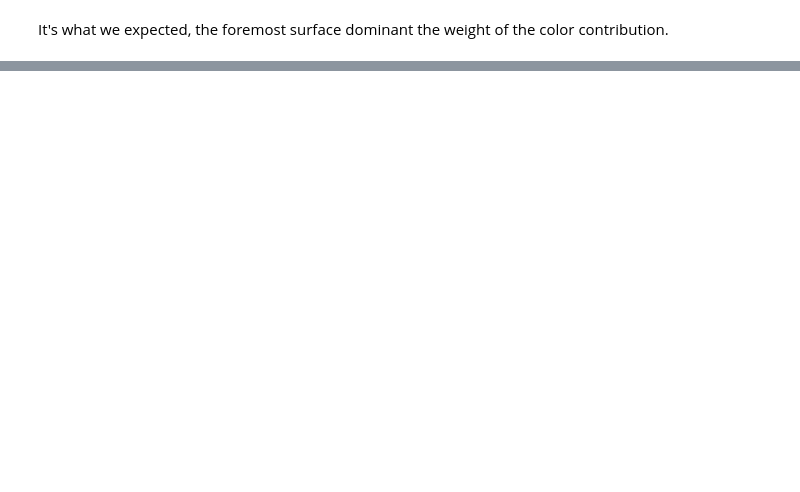
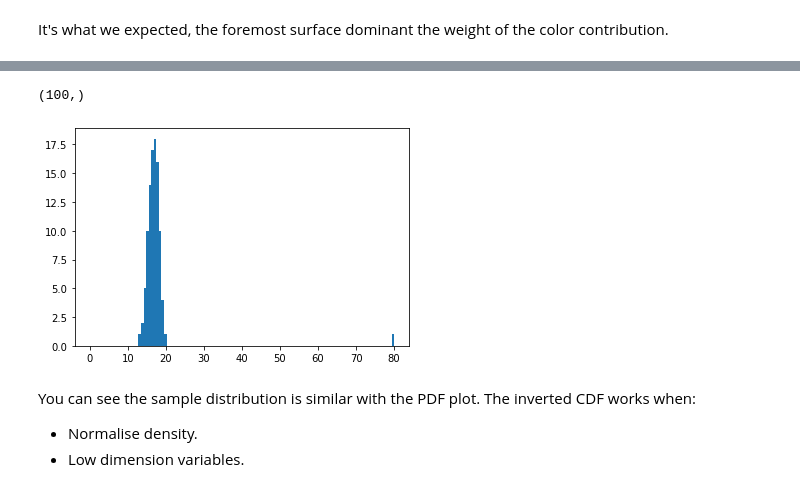
Before and after one commit to AmosZhu/Shape_from_X, a Jupyter notebook: Notebooks/Nerual_Scene/Nerf.ipynb, the cells around one changed output, grey strips where cells are left out. Cells and saved outputs as stored; diff of their text form; code cells hidden in the pictures; blank space fills up the shorter version.

```diff
--- a/Notebooks/Nerual_Scene/Nerf.ipynb
+++ b/Notebooks/Nerual_Scene/Nerf.ipynb
@@ -162,0 +222,21 @@ It's what we expected, the foremost surface dominant the weight of the color con
+# %%
+# inverted CDF
+bin_width = max_depth / len(w_cdf)
+
+Y = np.linspace(0, 1, 100)
+index = np.searchsorted(w_cdf, Y, side='right') - 1
+
+# map the index to real value of X
+X = index * bin_width
+print(X.shape)
+
+plt.hist(X, bins=np.linspace(0, max_depth, 120))
+plt.show()
+# %% [output]
+(100,)
+[figure, added]
+# %% [markdown]
+You can see the sample distribution is similar with the PDF plot.
+The inverted CDF works when:
+- Normalise density.
+- Low dimension variables.
```
Also changed, not shown: parts of 9 cells of this notebook.
